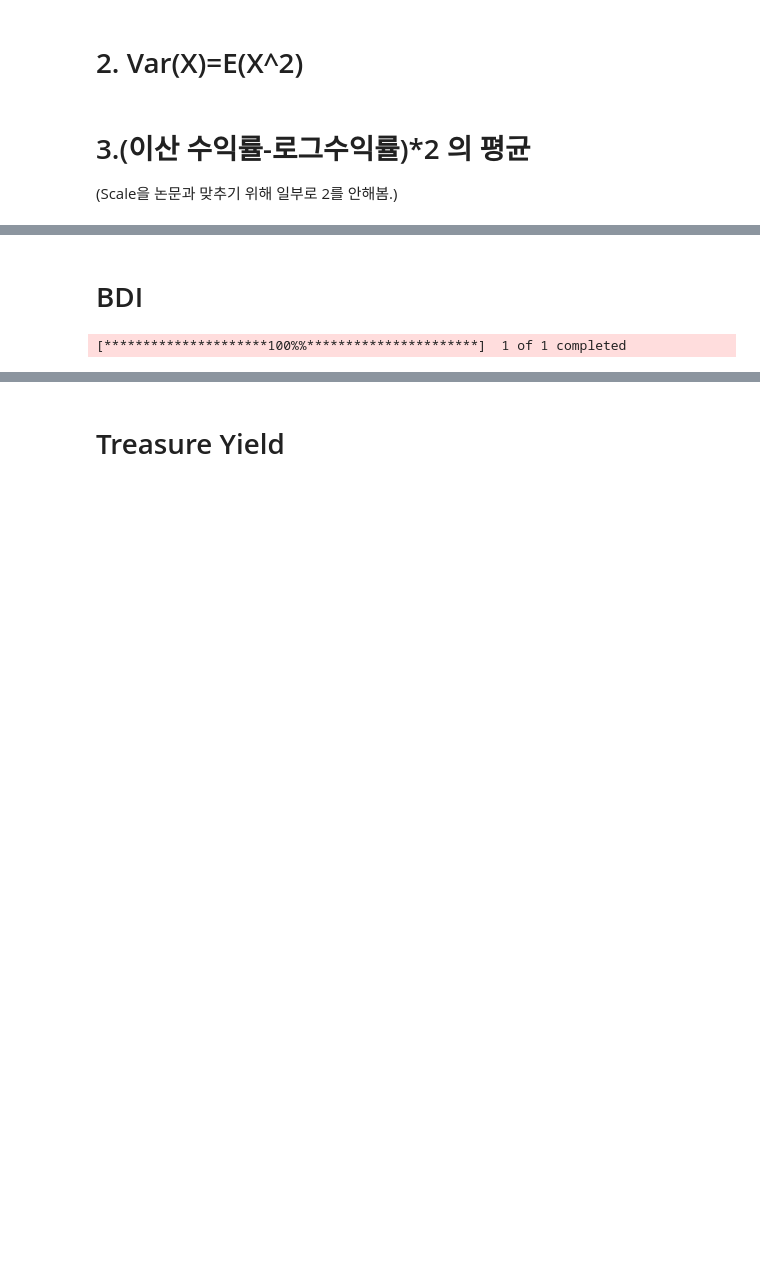
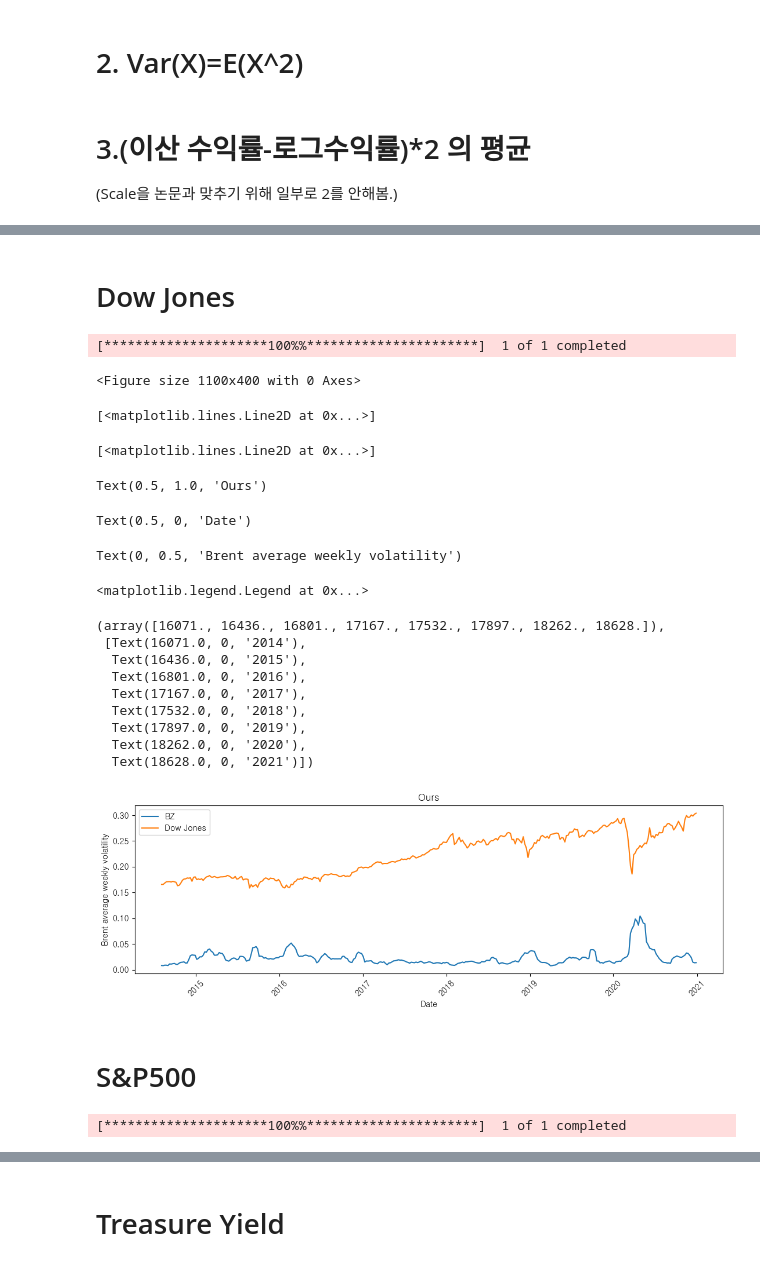
Before and after one commit to kimjuhwan1234/Volatility_Forecasting, a Jupyter notebook: preprocessing.ipynb, the cells around one changed output, grey strips where cells are left out. Cells and saved outputs as stored; diff of their text form; code cells hidden in the pictures; blank space fills up the shorter version.

```diff
--- a/preprocessing.ipynb
+++ b/preprocessing.ipynb
@@ -186,8 +148,54 @@ BZ_vol.index = pd.to_datetime(BZ_vol.index)
 SP_vol.index = pd.to_datetime(SP_vol.index)
 vol_list = [CL_vol, HO_vol, RB_vol, BZ_vol, SP_vol]
 # %% [markdown]
-# BDI
+# Dow Jones
-# %%
-DJ = yf.download('^DJI', start='1986-01-01')
-# %% [output]
-[*********************100%%**********************]  1 of 1 completed
+# %%
+DJ_idx = yf.download('^DJI', start='1986-01-01')
+# %% [output]
+[*********************100%%**********************]  1 of 1 completed
+# %%
+DJ_idx = DJ_idx['Adj Close'].loc['2007-04-03':].resample('W-MON').last()
+# %%
+DJ = pd.read_csv('Database/price_data/Dow_Jones.csv')
+# %%
+DJ.index = DJ['date']
+DJ.index = pd.to_datetime(DJ.index)
+DJ = DJ['dji'].resample('W-MON').last()
+DJ = pd.concat([DJ_idx, DJ], axis=0)
+DJ.sort_index(inplace=True)
+DJ.name = 'Dow Jones'
+# %%
+plt.figure(figsize=(11, 4))
+plt.plot(BZ_vol.loc['2014-08-01':'2020-12-31'], label='BZ')
+plt.plot(DJ.loc['2014-08-01':'2020-12-31'] / 100000, label='Dow Jones')
+plt.title('Ours')
+plt.xlabel('Date')
+plt.ylabel('Brent average weekly volatility')
+plt.legend()
+plt.xticks(rotation=45)
+plt.tight_layout()
+plt.show()
+# %% [output]
+<Figure size 1100x400 with 0 Axes>
+[<matplotlib.lines.Line2D at 0x...>]
+[<matplotlib.lines.Line2D at 0x...>]
+Text(0.5, 1.0, 'Ours')
+Text(0.5, 0, 'Date')
+Text(0, 0.5, 'Brent average weekly volatility')
+<matplotlib.legend.Legend at 0x...>
+(array([16071., 16436., 16801., 17167., 17532., 17897., 18262., 18628.]),
+ [Text(16071.0, 0, '2014'),
+  Text(16436.0, 0, '2015'),
+  Text(16801.0, 0, '2016'),
+  Text(17167.0, 0, '2017'),
+  Text(17532.0, 0, '2018'),
+  Text(17897.0, 0, '2019'),
+  Text(18262.0, 0, '2020'),
+  Text(18628.0, 0, '2021')])
+[figure, added]
+# %% [markdown]
+# S&P500
+# %%
+SP_idx = yf.download('^GSPC', start='1986-01-01')
+# %% [output]
+[*********************100%%**********************]  1 of 1 completed
```
Also changed, not shown: parts of 63 cells of this notebook, 26 other files.
